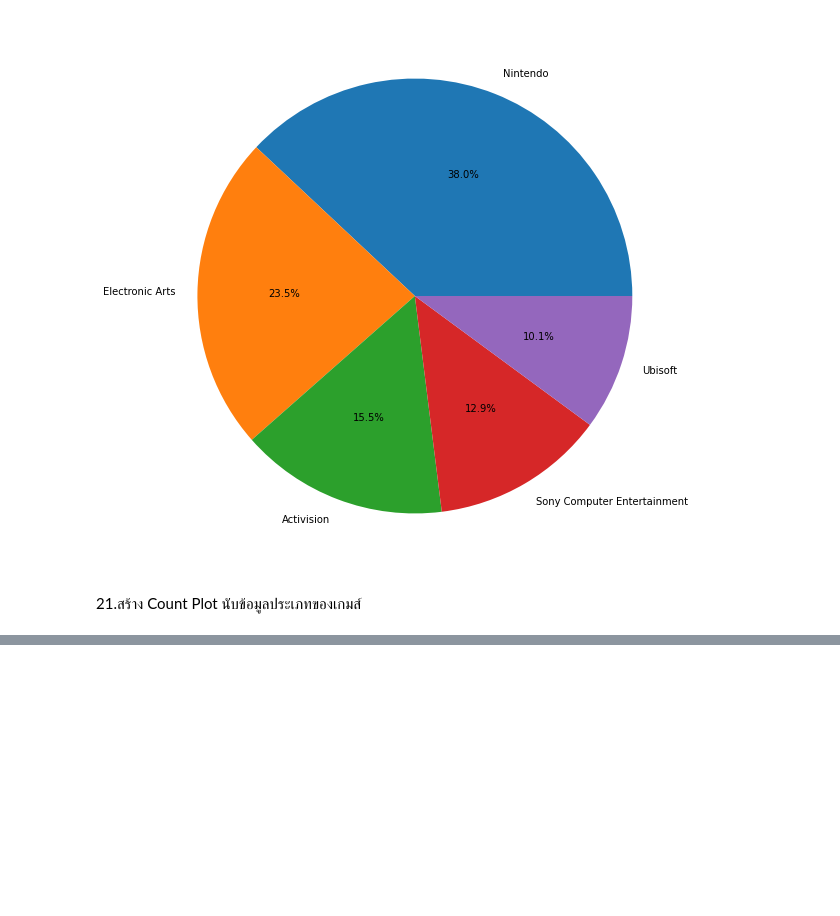
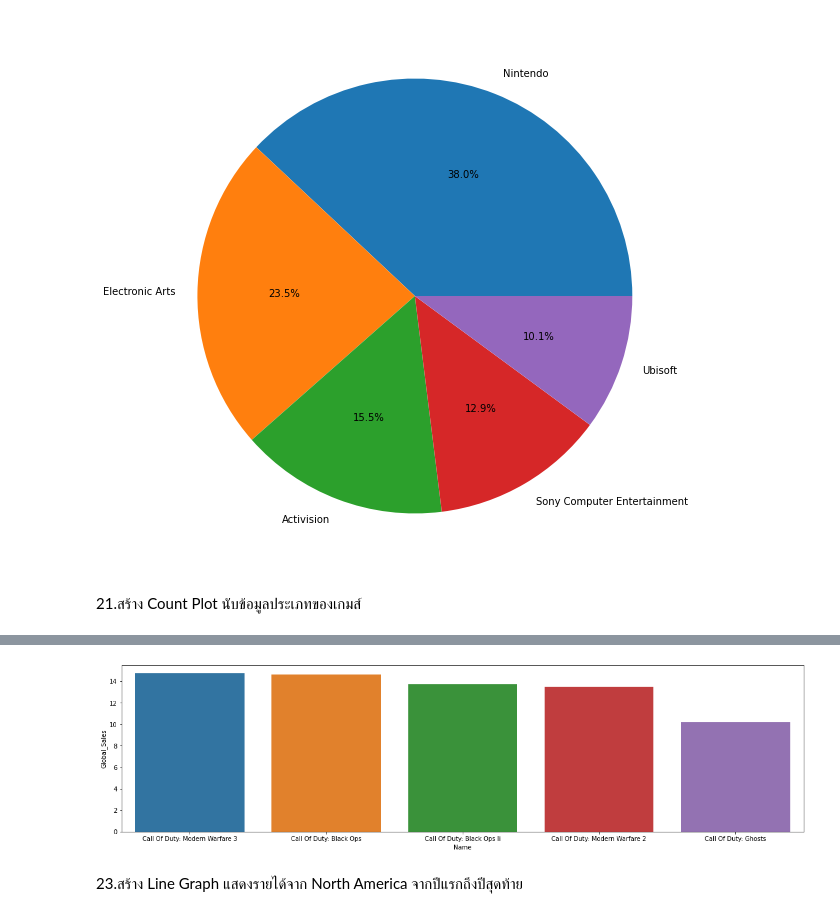
Before and after one commit to 0xKoios/DataCamp-2-for-Data-Scientist, a Jupyter notebook: 8. Project I Capstone/Project I Capstone.ipynb, the cells around one changed output, grey strips where cells are left out. Saved outputs shown, nothing was run; the diff lists cells and outputs as text; code cells hidden in the pictures; blank space fills up the shorter version.

```diff
--- a/8. Project I Capstone/Project I Capstone.ipynb
+++ b/8. Project I Capstone/Project I Capstone.ipynb
@@ -424,0 +447,3 @@ plt.pie(df_sales[:5].values, autopct='%1.1f%%',labels=df_sales[:5].index);
+# %%
+cad_top = df_cad[df_cad["Platform"].str.startswith("X")].sort_values('Global_Sales', ascending=False).head()
+cad_top
@@ -424,0 +457,7 @@ plt.pie(df_sales[:5].values, autopct='%1.1f%%',labels=df_sales[:5].index);
+# %%
+fig = plt.figure(figsize=(20, 5))
+sns.barplot(cad_top["Name"], cad_top["Global_Sales"]);
+# %% [output]
+[figure, added]
+# %% [markdown]
+23.สร้าง Line Graph แสดงรายได้จาก North America จากปีแรกถึงปีสุดท้าย
```
Also changed, not shown: parts of 61 cells of this notebook, 2 other files.
